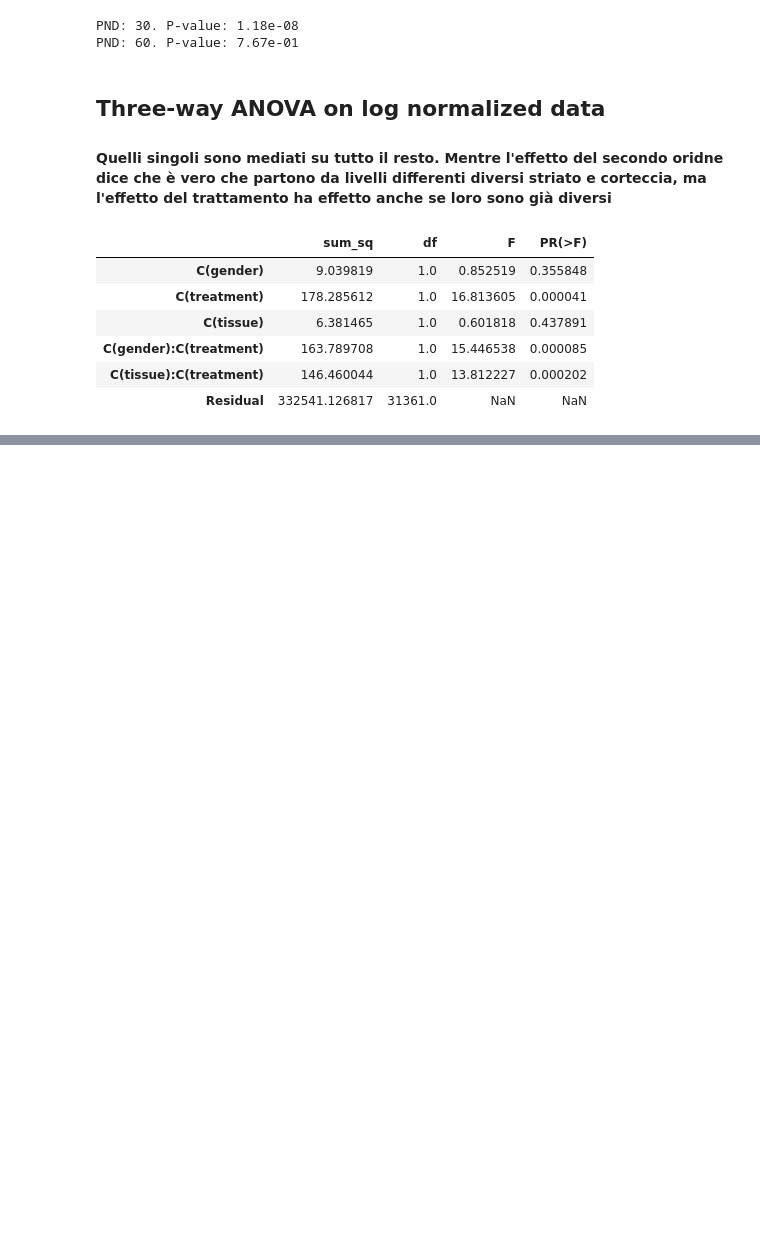
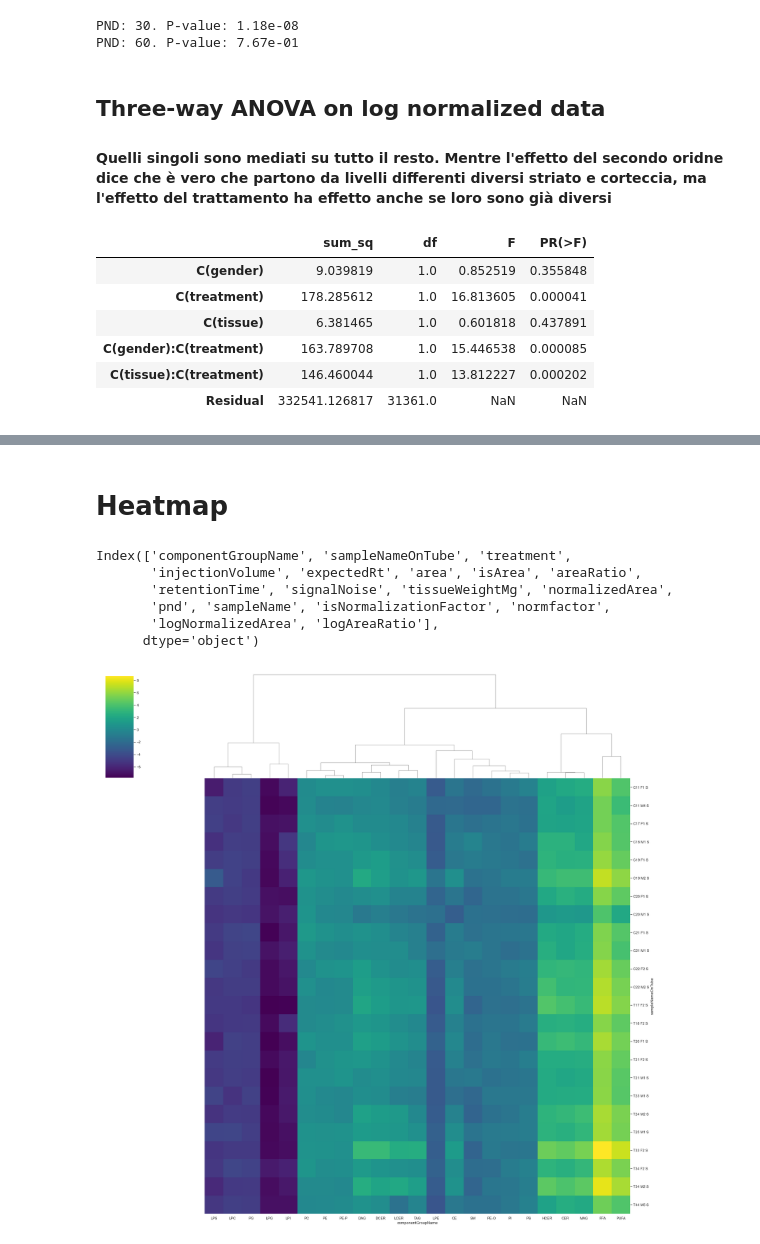
Before and after one commit to Ivan2nn/lipids, a Jupyter notebook: analysis-normalized-area.ipynb, the cells around one changed output, grey strips where cells are left out. Drawn from its saved outputs; the diff is of its cells as text; code cells hidden in the pictures; blank space fills up the shorter version.

Commit message:
Heatmap and stats

```diff
--- a/analysis-normalized-area.ipynb
+++ b/analysis-normalized-area.ipynb
@@ -35,7 +35,7 @@ data.head()
 # %% [markdown]
 Extract log value of the target variable
 # %%
-columns_to_transform = ['normalizedArea']
+columns_to_transform = ['normalizedArea','areaRatio']
 
 for c in columns_to_transform:
     data['log'+c[0].capitalize()+c[1:]] = data[c].apply(lambda x: np.log(x))
@@ -231,0 +247,2 @@ sm.stats.anova_lm(model, typ=2)
+# %%
+data_striatum = data_normalized[data_normalized['tissue'] == 'Striatum'].copy(deep=True)
@@ -231,0 +269,30 @@ sm.stats.anova_lm(model, typ=2)
+# %% [markdown]
+# Heatmap
+# %%
+data_grouped = data_striatum.groupby(by=['componentGroupName','sampleNameOnTube']).median().reset_index()
+data_grouped.insert(2,'treatment',['Control' if x[0] == 'C' else 'Deltamethrin' for x in data_grouped.iloc[:,1]])
+data_grouped.sort_values(by='sampleNameOnTube',inplace=True)
+print(data_grouped.columns)
+pivot_kws=[
+        'sampleNameOnTube',
+        'componentGroupName',
+        'logNormalizedArea'
+]
+data_pivot = data_grouped.pivot(*pivot_kws).sort_index()
+
+lut = dict(zip(np.unique([x[0] for x in data_pivot.index]),'rg'))
+treatment = pd.Series([x[0] for x in data_pivot.index])
+col_colors = treatment.map(lut)
+sns.clustermap(data=data_pivot,
+        row_cluster=False,
+        # row_colors=col_colors,
+        figsize=(24,24),cmap='viridis')
+plt.show()
+# %% [output]
+Index(['componentGroupName', 'sampleNameOnTube', 'treatment',
+       'injectionVolume', 'expectedRt', 'area', 'isArea', 'areaRatio',
+       'retentionTime', 'signalNoise', 'tissueWeightMg', 'normalizedArea',
+       'pnd', 'sampleName', 'isNormalizationFactor', 'normfactor',
+       'logNormalizedArea', 'logAreaRatio'],
+      dtype='object')
+[figure, added]
```
Also changed, not shown: parts of 5 cells of this notebook.
